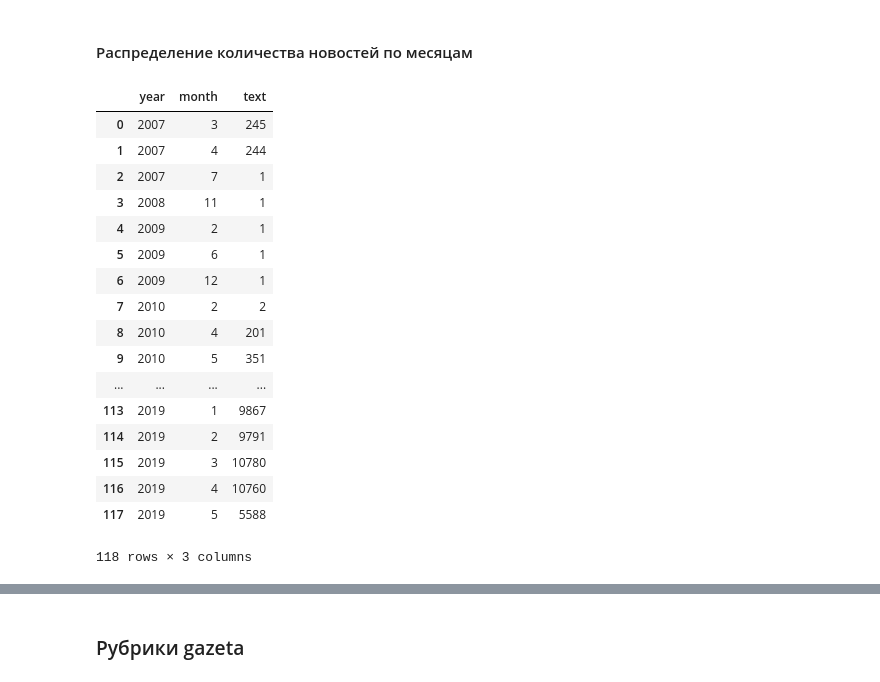
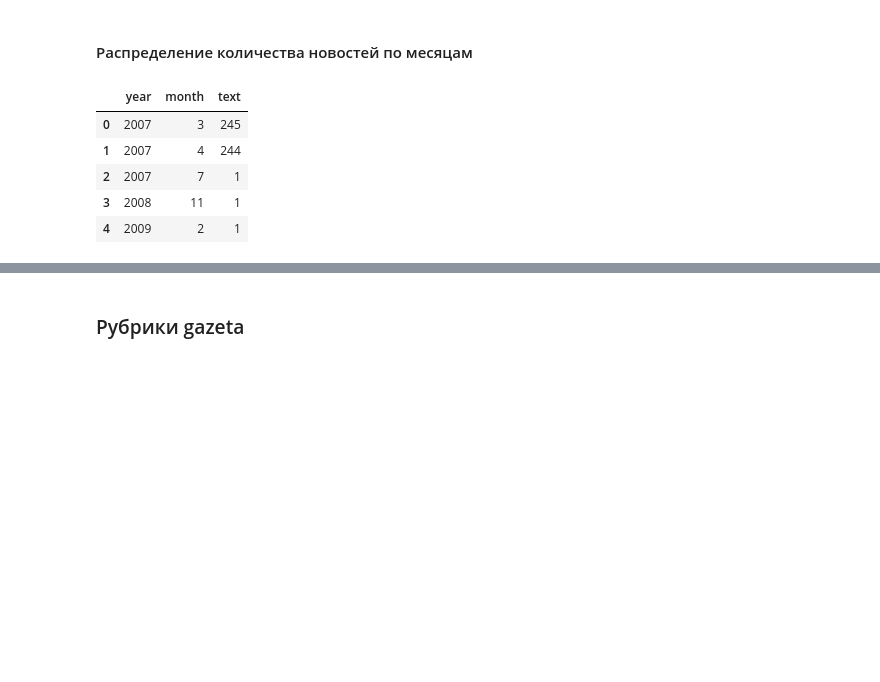
Before and after one commit to vetedde/proj_news_viz, a Jupyter notebook: analysis/news_source_analysis_gazeta.ipynb, the cells around one changed output, grey strips where cells are left out. Drawn from its saved outputs; the diff is of its cells as text; code cells hidden in the pictures; blank space fills up the shorter version.

```diff
--- a/analysis/news_source_analysis_gazeta.ipynb
+++ b/analysis/news_source_analysis_gazeta.ipynb
@@ -172,26 +161,14 @@ data_gazeta['year'] = data_gazeta.date.apply(lambda x: x.year)
 # Создадим отдельный датасет посчитаем количество новостей в разрезе месяца и года
 df = data_gazeta.groupby(['year', 'month']).text.nunique().reset_index()
 # %%
-df
+df.head()
 # %% [output]
 |  | year | month | text |
 | 0 | 2007 | 3 | 245 |
 | 1 | 2007 | 4 | 244 |
 | 2 | 2007 | 7 | 1 |
 | 3 | 2008 | 11 | 1 |
 | 4 | 2009 | 2 | 1 |
-| 5 | 2009 | 6 | 1 |
-| 6 | 2009 | 12 | 1 |
-| 7 | 2010 | 2 | 2 |
-| 8 | 2010 | 4 | 201 |
-| 9 | 2010 | 5 | 351 |
-| ... | ... | ... | ... |
-| 113 | 2019 | 1 | 9867 |
-| 114 | 2019 | 2 | 9791 |
-| 115 | 2019 | 3 | 10780 |
-| 116 | 2019 | 4 | 10760 |
-| 117 | 2019 | 5 | 5588 |
-118 rows × 3 columns
 # %%
 df['month_year'] = df[['month', 'year']].apply(lambda x: '-'.join(['0'+str(x.month) if x.month<10 else str(x.month),
                                                                   str(x.year)]),
```
Also changed, not shown: parts of 68 cells of this notebook, 3 other files.
